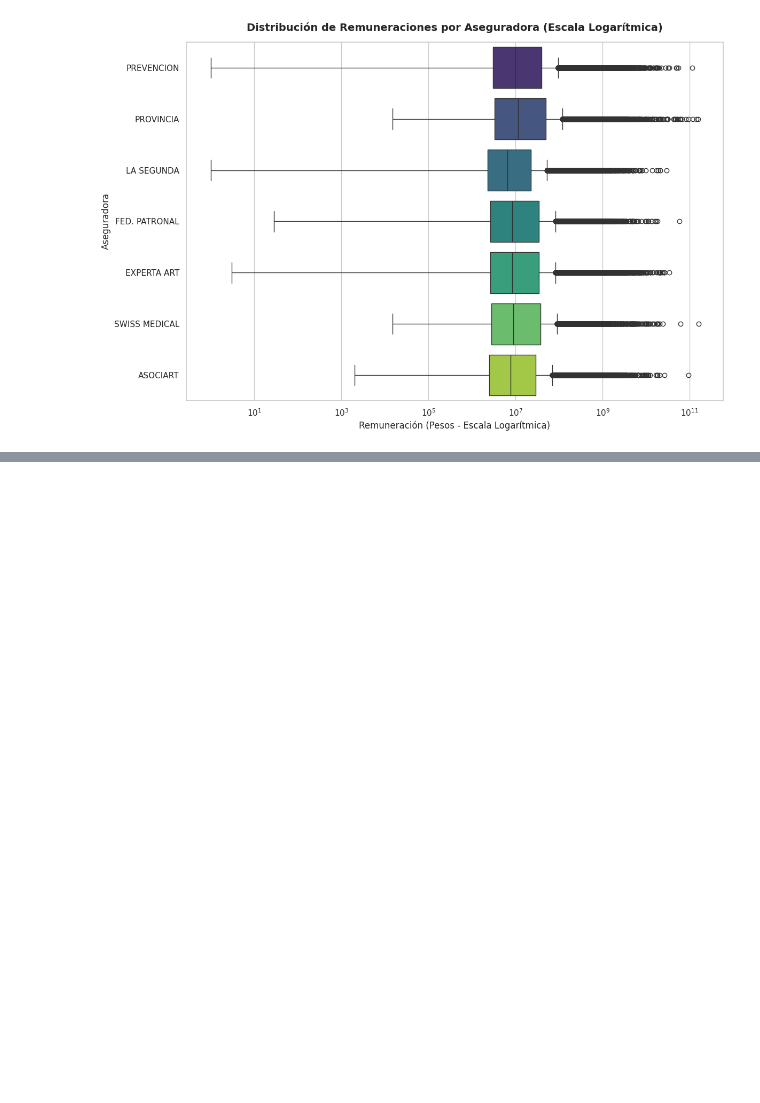
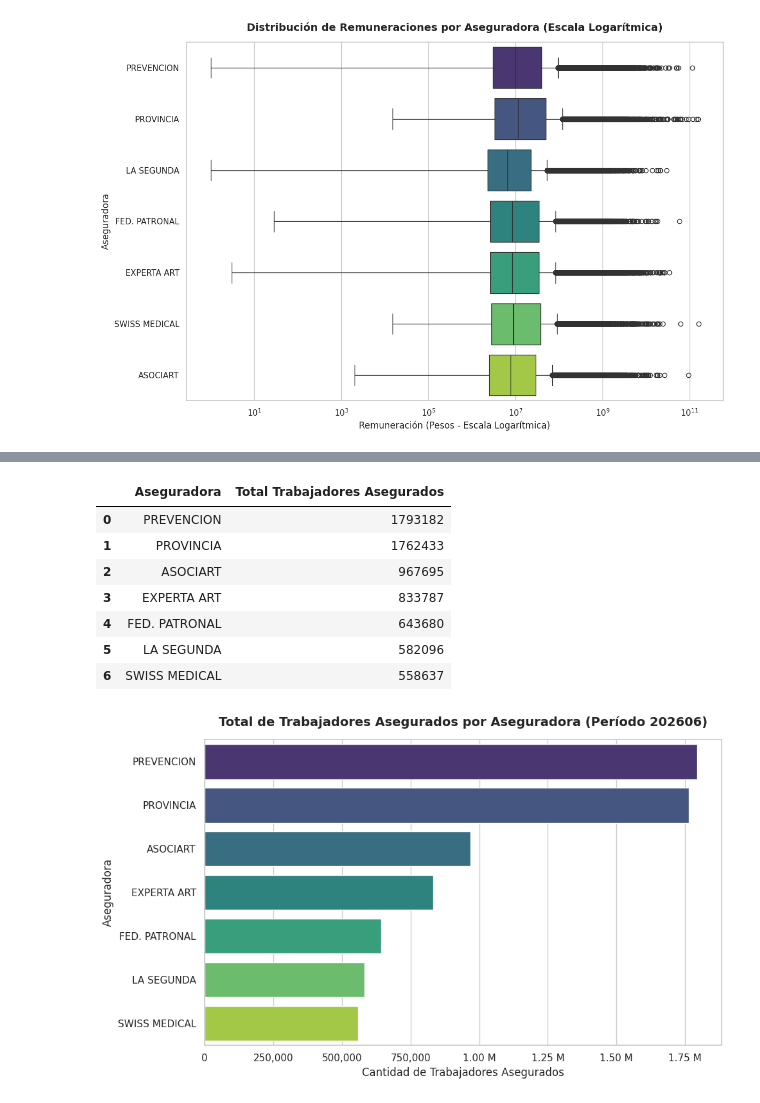
Before and after one commit to angiecognioulhanicq/Proyecto-integrador, a Jupyter notebook: trabajo_final_utn.ipynb, the cells around one changed output, grey strips where cells are left out. Cells and saved outputs as stored; diff of their text form; code cells hidden in the pictures; blank space fills up the shorter version.

```diff
--- a/trabajo_final_utn.ipynb
+++ b/trabajo_final_utn.ipynb
@@ -358,0 +444,51 @@ plt.show()
+# %%
+import pandas as pd
+import seaborn as sns
+import matplotlib.pyplot as plt
+import matplotlib.ticker as ticker
+
+# Agrupar por aseguradora y sumar la cantidad de trabajadores asegurados
+asegurados_por_art = df.groupby('aseguradora')['cant_personas_trabaj_up'].sum().reset_index()
+
+# Ordenar los resultados de mayor a menor
+asegurados_por_art = asegurados_por_art.sort_values(by='cant_personas_trabaj_up', ascending=False).reset_index(drop=True)
+
+# Renombrar columnas para claridad
+asegurados_por_art.columns = ['Aseguradora', 'Total Trabajadores Asegurados']
+
+# Mostrar tabla de resultados
+display(asegurados_por_art)
+
+# Graficar los resultados
+sns.set_theme(style="whitegrid")
+plt.figure(figsize=(10, 6))
+
+ax = sns.barplot(
+    x='Total Trabajadores Asegurados',
+    y='Aseguradora',
+    data=asegurados_por_art,
+    palette='viridis',
+    hue='Aseguradora',
+    legend=False
+)
+
+# Configurar títulos y etiquetas
+plt.title('Total de Trabajadores Asegurados por Aseguradora (Período 202606)', fontsize=14, fontweight='bold', pad=15)
+plt.xlabel('Cantidad de Trabajadores Asegurados', fontsize=12)
+plt.ylabel('Aseguradora', fontsize=12)
+
+# Formatear el eje X en millones o miles
+ax.xaxis.set_major_formatter(ticker.FuncFormatter(lambda x, pos: f'{x*1e-6:.2f} M' if x >= 1e6 else f'{x:,.0f}'))
+
+plt.tight_layout()
+plt.show()
+# %% [output]
+|  | Aseguradora | Total Trabajadores Asegurados |
+| 0 | PREVENCION | 1793182 |
+| 1 | PROVINCIA | 1762433 |
+| 2 | ASOCIART | 967695 |
+| 3 | EXPERTA ART | 833787 |
+| 4 | FED. PATRONAL | 643680 |
+| 5 | LA SEGUNDA | 582096 |
+| 6 | SWISS MEDICAL | 558637 |
+[figure, added]
```
Also changed, not shown: parts of 3 cells of this notebook.
